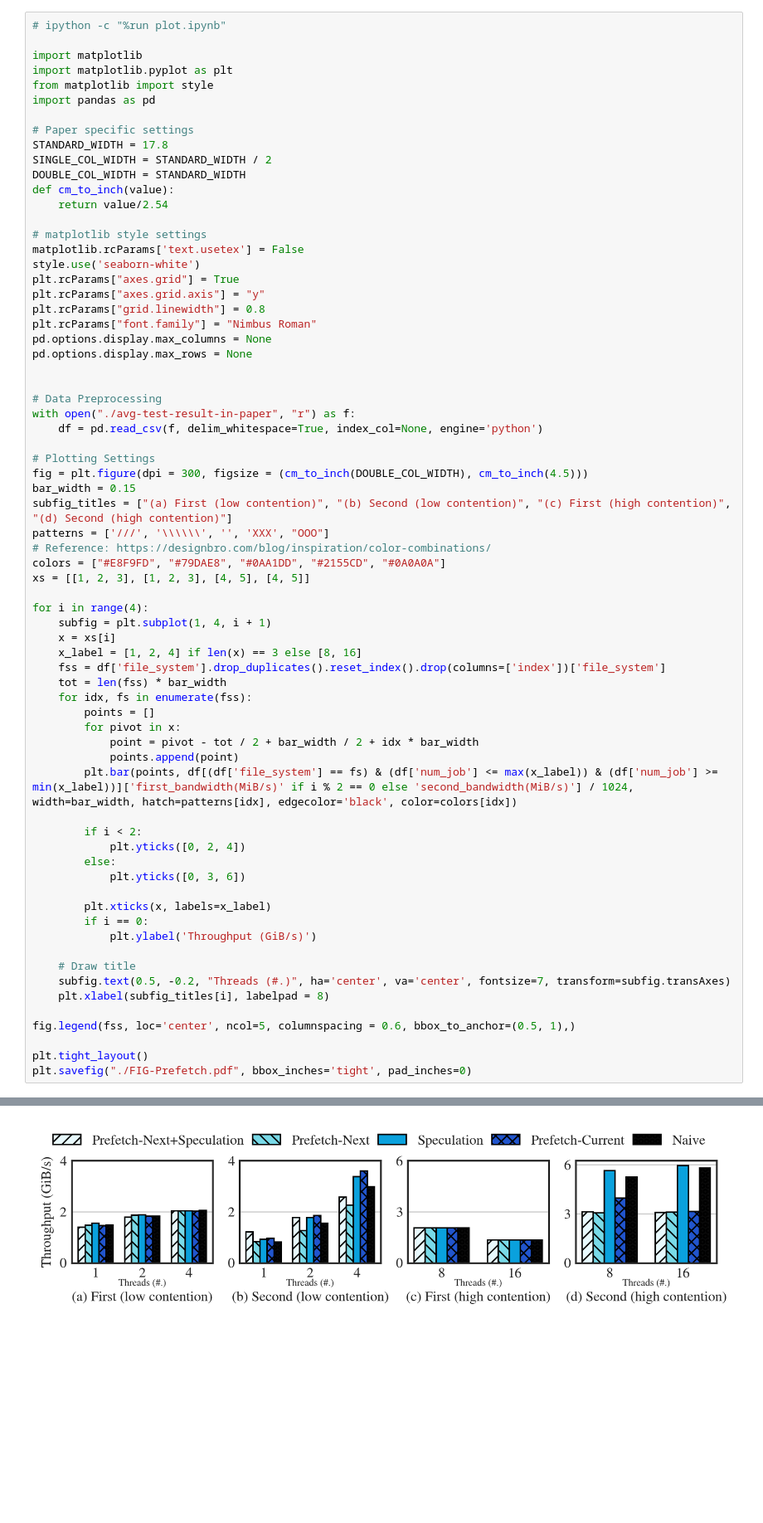
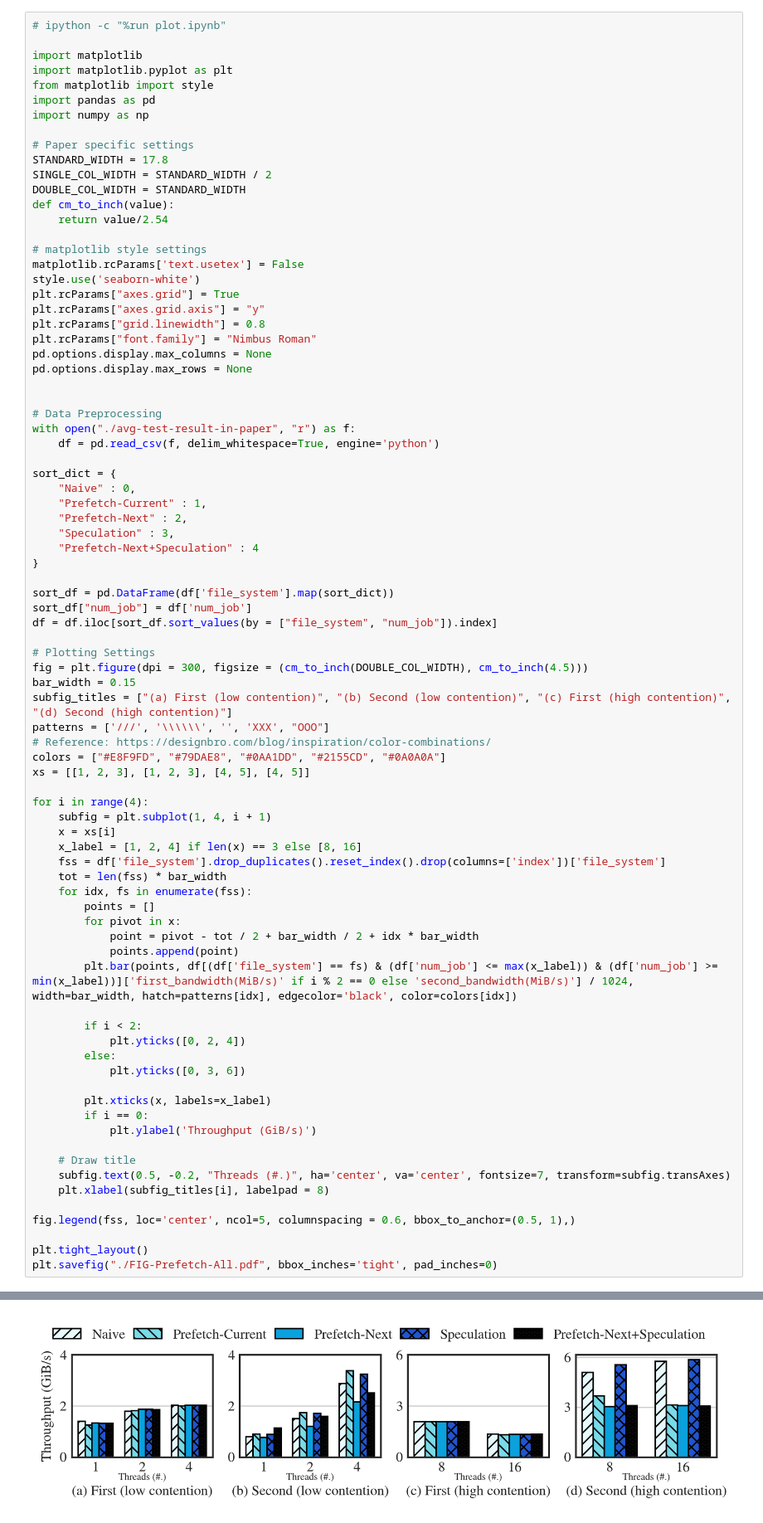
Before and after one commit to Light-Dedup/tests, a Jupyter notebook: FIG_Prefetch/plot.ipynb, the cells around one changed output, grey strips where cells are left out. Shown at 83% size. Drawn from its saved outputs; the diff is of its cells as text; blank space fills up the shorter version.

Commit message:
Update FIG_Prefetch

```diff
--- a/FIG_Prefetch/plot.ipynb
+++ b/FIG_Prefetch/plot.ipynb
@@ -5,6 +5,7 @@ import matplotlib
 import matplotlib.pyplot as plt
 from matplotlib import style
 import pandas as pd
+import numpy as np
 
 # Paper specific settings
 STANDARD_WIDTH = 17.8
@@ -26,7 +27,19 @@ pd.options.display.max_rows = None
 
 # Data Preprocessing
 with open("./avg-test-result-in-paper", "r") as f:
-    df = pd.read_csv(f, delim_whitespace=True, index_col=None, engine='python')
+    df = pd.read_csv(f, delim_whitespace=True, engine='python')
+
+sort_dict = {
+    "Naive" : 0,
+    "Prefetch-Current" : 1,
+    "Prefetch-Next" : 2,
+    "Speculation" : 3,
+    "Prefetch-Next+Speculation" : 4
+}
+
+sort_df = pd.DataFrame(df['file_system'].map(sort_dict))
+sort_df["num_job"] = df['num_job']
+df = df.iloc[sort_df.sort_values(by = ["file_system", "num_job"]).index]
 
 # Plotting Settings
 fig = plt.figure(dpi = 300, figsize = (cm_to_inch(DOUBLE_COL_WIDTH), cm_to_inch(4.5)))
@@ -41,32 +54,32 @@ for i in range(4):
     subfig = plt.subplot(1, 4, i + 1)
     x = xs[i]
     x_label = [1, 2, 4] if len(x) == 3 else [8, 16]
     fss = df['file_system'].drop_duplicates().reset_index().drop(columns=['index'])['file_system']
     tot = len(fss) * bar_width
     for idx, fs in enumerate(fss):
         points = []
         for pivot in x:
             point = pivot - tot / 2 + bar_width / 2 + idx * bar_width
             points.append(point)
         plt.bar(points, df[(df['file_system'] == fs) & (df['num_job'] <= max(x_label)) & (df['num_job'] >= min(x_label))]['first_bandwidth(MiB/s)' if i % 2 == 0 else 'second_bandwidth(MiB/s)'] / 1024, width=bar_width, hatch=patterns[idx], edgecolor='black', color=colors[idx])
 
         if i < 2:
             plt.yticks([0, 2, 4])
         else:
             plt.yticks([0, 3, 6])
 
         plt.xticks(x, labels=x_label)
         if i == 0:
             plt.ylabel('Throughput (GiB/s)')
 
     # Draw title
     subfig.text(0.5, -0.2, "Threads (#.)", ha='center', va='center', fontsize=7, transform=subfig.transAxes)
     plt.xlabel(subfig_titles[i], labelpad = 8)
 
 fig.legend(fss, loc='center', ncol=5, columnspacing = 0.6, bbox_to_anchor=(0.5, 1),)
 
 plt.tight_layout()
-plt.savefig("./FIG-Prefetch.pdf", bbox_inches='tight', pad_inches=0)
+plt.savefig("./FIG-Prefetch-All.pdf", bbox_inches='tight', pad_inches=0)
 # %% [output]
 'NimbusRoman-Regular.otf' can not be subsetted into a Type 3 font. The entire font will be embedded in the output.
-[figure, old version]
+[figure, new version]
```
Also changed, not shown: parts of 2 cells of this notebook, 8 other files.
